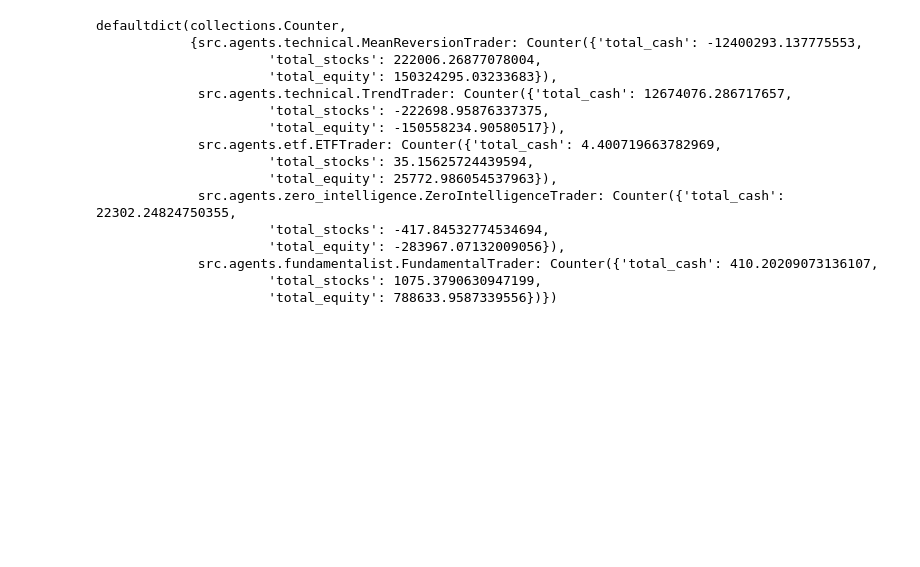
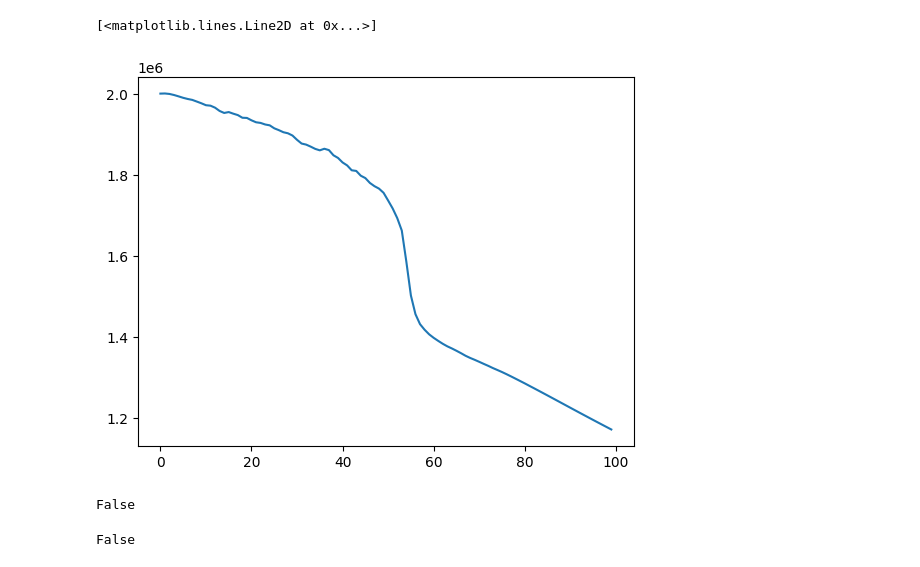
Before and after one commit to eura17/agent-based-financial-market, a Jupyter notebook: examples/simple-run.ipynb, the cells around one changed output. Saved outputs shown, nothing was run; the diff lists cells and outputs as text; code cells hidden in the pictures; blank space fills up the shorter version.

```diff
--- a/examples/simple-run.ipynb
+++ b/examples/simple-run.ipynb
@@ -11,12 +8,12 @@ from src.agents import ETFTrader, FundamentalTrader, TrendTrader, MeanReversionT
 initial_price = 100
 
 agents = (
-    [ZeroIntelligenceTrader(cash=100, stocks=0, noise=0.1) for i in range(5)]
-    + [TrendTrader(cash=w * 1000, stocks=0, window_size=w) for w in [10, 15, 20, 30, 40, 50]]
-    + [MeanReversionTrader(cash=w * 1000, stocks=0, window_size=w) for w in [3, 4, 5, 7, 10]]
+    [ZeroIntelligenceTrader(cash=500, stocks=0, noise=0.5) for i in range(10)]
+    + [TrendTrader(cash=1000 * w, stocks=0, window_size=w) for w in [10, 15, 20, 30, 40, 50]]
+    + [MeanReversionTrader(cash=1000 * w, stocks=0, window_size=w) for w in [3, 4, 5, 7, 10]]
     + [
-        FundamentalTrader(cash=100_000, stocks=0, pi=1e-3, gdp=1e-3, price0=initial_price, pct=0.01),
-        ETFTrader(cash=2_000, stocks=0, pct=0.01),
+        FundamentalTrader(cash=1_000_000, stocks=0, pi=1e-3, gdp=1e-3, price0=initial_price, pct=0.01),
+        ETFTrader(cash=2_000_000, stocks=0, pct=0.01),
     ]
 )
 # %%
@@ -25,6 +22,6 @@ eng = Engine()
 eng.run(
     agents=agents,
     initial_price=initial_price,
-    n_steps=1000,
+    n_steps=100,
 )
 # %% [output]
@@ -48,19 +65,16 @@ eng.run(
 # %%
-eng.stats_monitor.balance_stats[-1]
+e = [b[ETFTrader]["total_equity"] for b in eng.stats_monitor.balance_stats]
-# %% [output]
-defaultdict(collections.Counter,
-            {src.agents.technical.MeanReversionTrader: Counter({'total_cash': -12400293.137775553,
-                      'total_stocks': 222006.26877078004,
-                      'total_equity': 150324295.03233683}),
-             src.agents.technical.TrendTrader: Counter({'total_cash': 12674076.286717657,
-                      'total_stocks': -222698.95876337375,
-                      'total_equity': -150558234.90580517}),
-             src.agents.etf.ETFTrader: Counter({'total_cash': 4.400719663782969,
-                      'total_stocks': 35.15625724439594,
-                      'total_equity': 25772.986054537963}),
-             src.agents.zero_intelligence.ZeroIntelligenceTrader: Counter({'total_cash': 22302.24824750355,
-                      'total_stocks': -417.84532774534694,
-                      'total_equity': -283967.07132009056}),
-             src.agents.fundamentalist.FundamentalTrader: Counter({'total_cash': 410.20209073136107,
-                      'total_stocks': 1075.3790630947199,
-                      'total_equity': 788633.9587339556})})
+# %%
+import matplotlib.pyplot as plt
+plt.plot(e)
+# %% [output]
+[<matplotlib.lines.Line2D at 0x...>]
+[figure, added]
+# %%
+agents[0].is_bankrupt
+# %% [output]
+False
+# %%
+agents[6].is_bankrupt
+# %% [output]
+False
```
Also changed, not shown: parts of 4 cells of this notebook, 3 other files.
